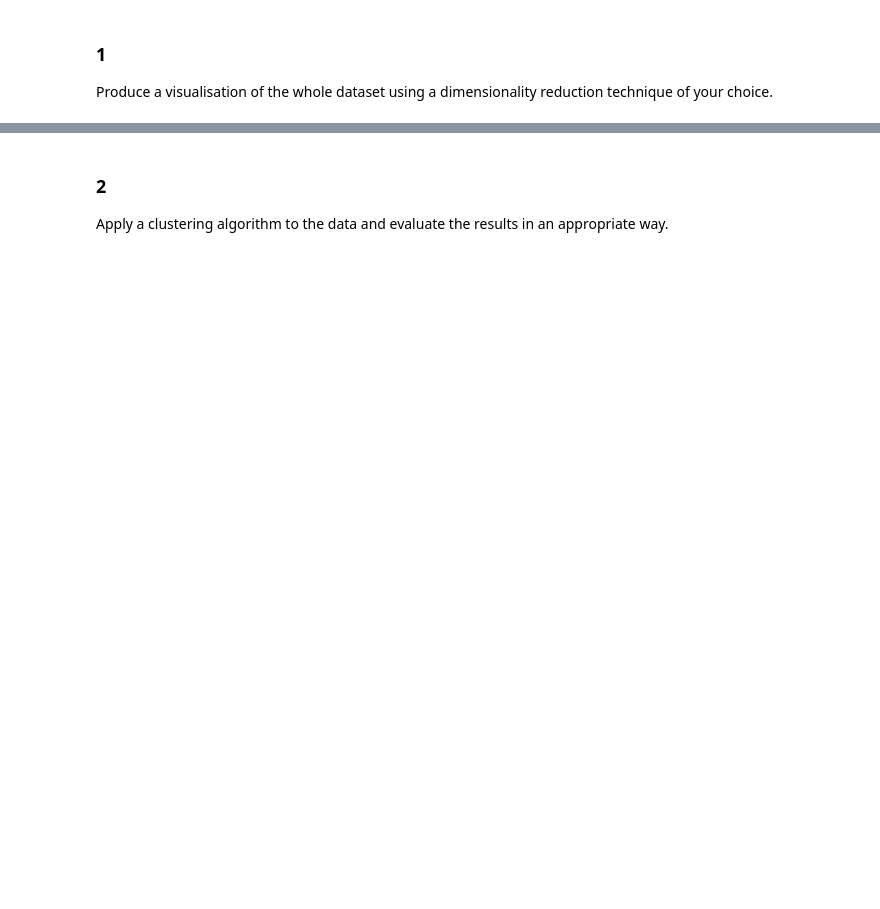
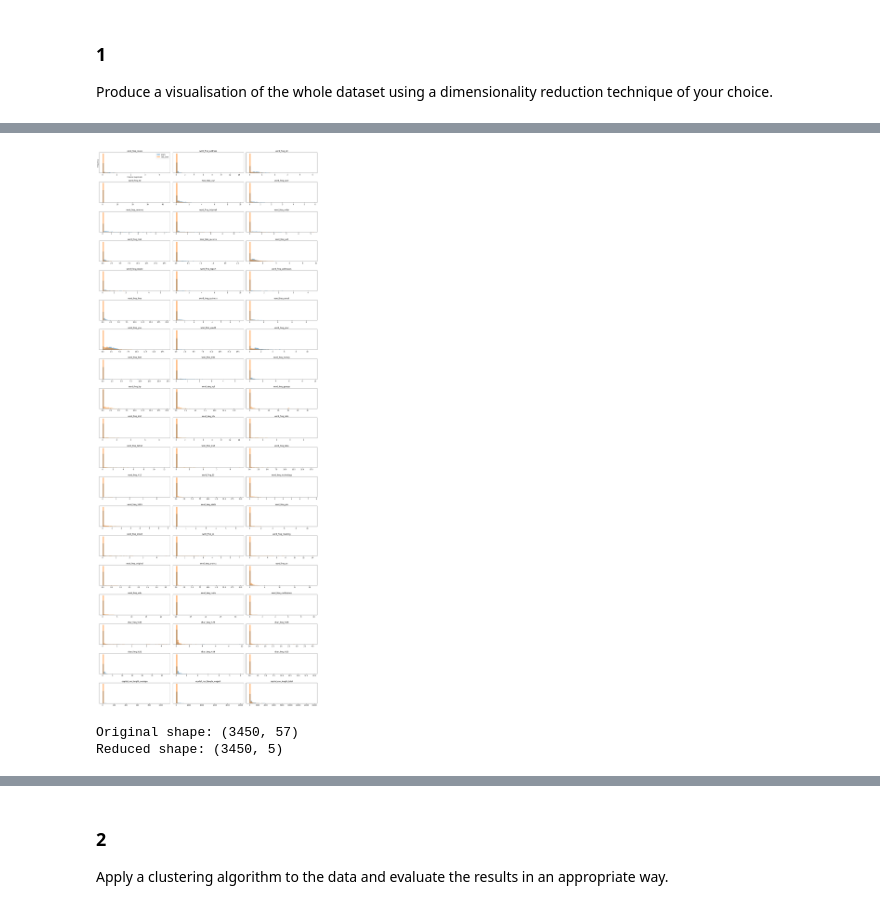
Before and after one commit to fpetri115/MLpython, a Jupyter notebook: 1_5_Homework.ipynb, the cells around one changed output, grey strips where cells are left out. Cells and saved outputs as stored; diff of their text form; code cells hidden in the pictures; blank space fills up the shorter version.

```diff
--- a/1_5_Homework.ipynb
+++ b/1_5_Homework.ipynb
@@ -74,8 +56 @@ y_train_frame = y_train
-# %%
-import numpy as np
-
-X_train = np.array(X_train)
-X_test = np.array(X_test)
-y_train = np.array(y_train)
-y_test = np.array(y_test)
 # %%
@@ -105,19 +64,0 @@ array([[<AxesSubplot:xlabel='word_freq_make', ylabel='word_freq_make'>,
-# %%
-
-
-fig, axes = plt.subplots(57, 1, figsize=(10, 20))
-malignant = X_train[y_train == 0]
-benign = X_train[y_train == 1]
-
-ax = axes.ravel()
-
-for i in range(57):
-    _, bins = np.histogram(X_train[:, i], bins=50)
-    ax[i].hist(malignant[:, i], bins=bins, alpha=.5)
-    ax[i].hist(benign[:, i], bins=bins, alpha=.5)
-    ax[i].set_title(spambase.feature_names[i])
-    ax[i].set_yticks(())
-ax[0].set_xlabel("Feature magnitude")
-ax[0].set_ylabel("Frequency")
-ax[0].legend(["malignant", "benign"], loc="best")
-fig.tight_layout()
@@ -129,0 +103,19 @@ Produce a visualisation of the whole dataset using a dimensionality reduction te
+# %%
+fig, axes = plt.subplots(19, 3, figsize=(20, 50))
+spam = X_train[y_train=='1']
+not_spam = X_train[y_train=='0']
+
+ax = axes.ravel()
+
+for i in range(57):
+    _, bins = np.histogram(X_train.iloc[:,i], bins=50)
+    ax[i].hist(spam.iloc[:,i], bins=bins, alpha=.5)
+    ax[i].hist(not_spam.iloc[:,i], bins=bins, alpha=.5)
+    ax[i].set_title(spambase.feature_names[i])
+    ax[i].set_yticks(())
+ax[0].set_xlabel("Feature magnitude")
+ax[0].set_ylabel("Frequency")
+ax[0].legend(["spam", "not_spam"], loc="best")
+fig.tight_layout()
+# %% [output]
+[figure, added]
@@ -129,0 +131,18 @@ Produce a visualisation of the whole dataset using a dimensionality reduction te
+# %%
+from sklearn.decomposition import PCA
+
+components=5
+
+# keep the first two principal components of the data
+pca = PCA(n_components=components)
+
+# fit PCA model to breast cancer data
+pca.fit(X_scaled)
+
+# transform data onto the first two principal components
+X_pca = pca.transform(X_scaled)
+print("Original shape: {}".format(str(X_scaled.shape)))
+print("Reduced shape: {}".format(str(X_pca.shape)))
+# %% [output]
+Original shape: (3450, 57)
+Reduced shape: (3450, 5)
```
Also changed, not shown: parts of 24 cells of this notebook, 5 other files.
